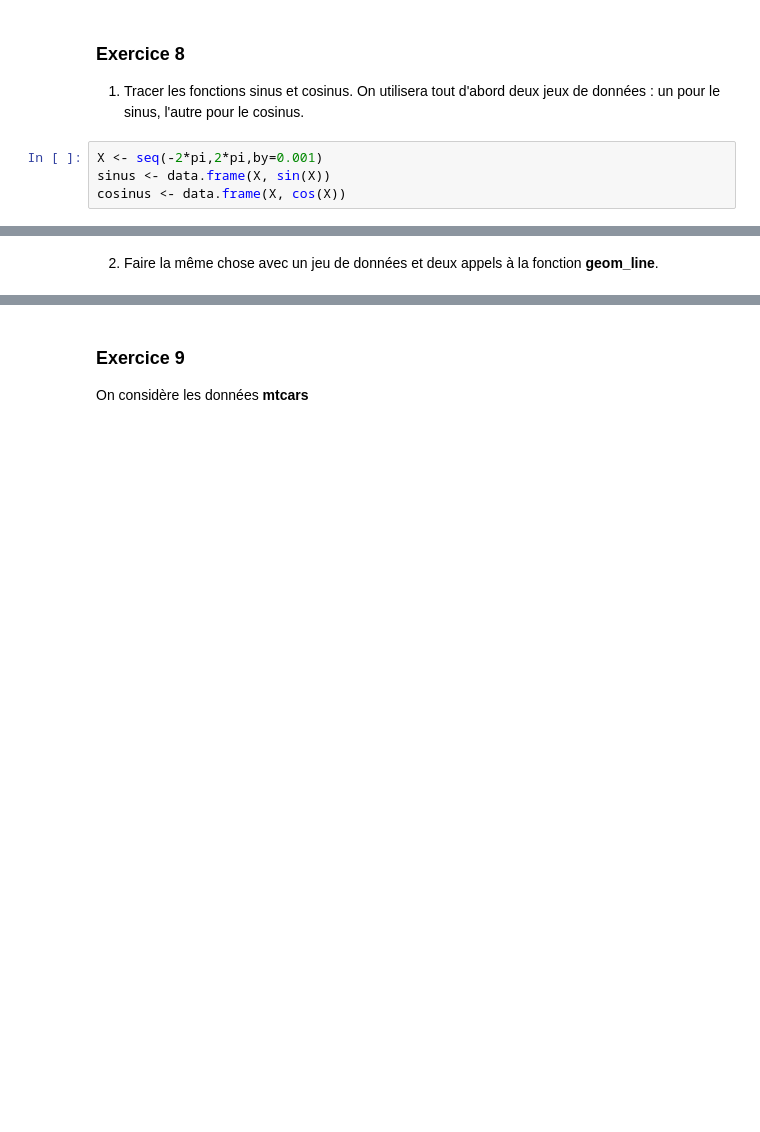
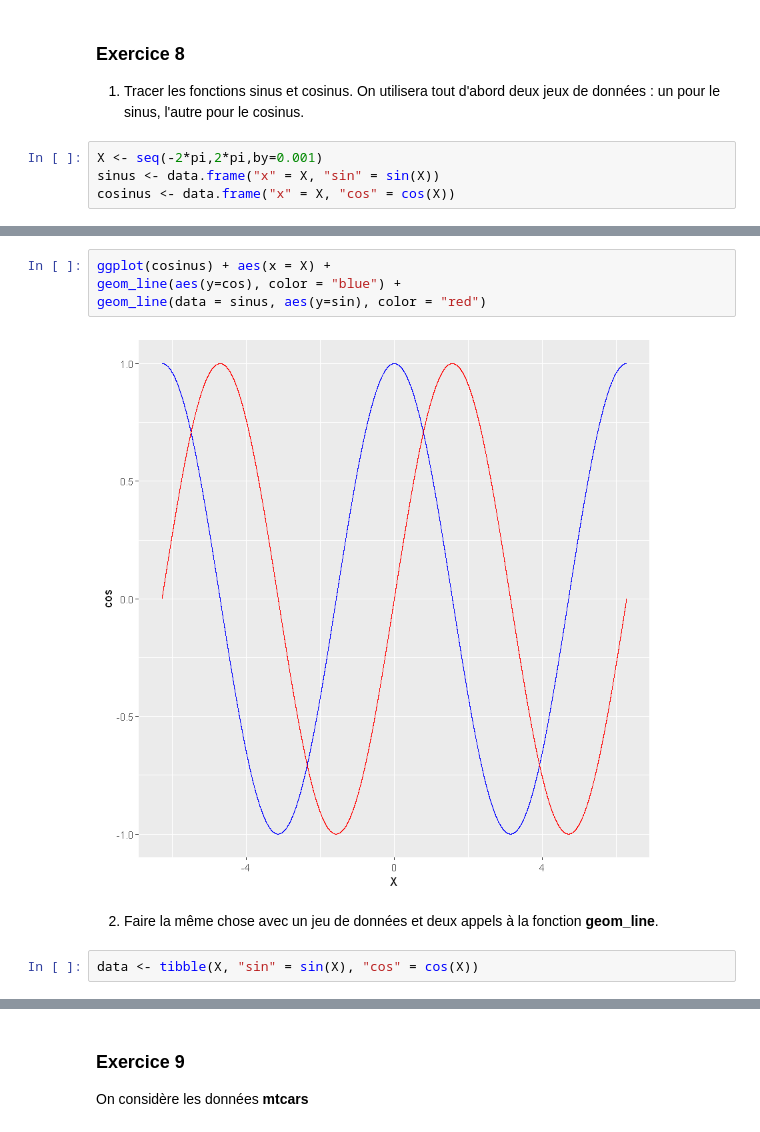
Before and after one commit to Lrakotoson/M_R, a Jupyter notebook: S2/Data Visualization/ggplot/std_tuto_ggplot2.ipynb, the cells around one changed output, grey strips where cells are left out. Saved outputs shown, nothing was run; the diff lists cells and outputs as text; blank space fills up the shorter version.

Commit message:
fin TD ggplot

```diff
--- a/S2/Data Visualization/ggplot/std_tuto_ggplot2.ipynb
+++ b/S2/Data Visualization/ggplot/std_tuto_ggplot2.ipynb
@@ -565,5 +572,5 @@ p+theme_bw()
 1. Tracer les fonctions sinus et cosinus. On utilisera tout d'abord deux jeux de données : un pour le sinus, l'autre pour le cosinus.
 # %%
 X <- seq(-2*pi,2*pi,by=0.001)
-sinus <- data.frame(X, sin(X))
-cosinus <- data.frame(X, cos(X))
+sinus <- data.frame("x" = X, "sin" = sin(X))
+cosinus <- data.frame("x" = X, "cos" = cos(X))
@@ -589,2 +577,10 @@ cosinus <- data.frame(X, cos(X))
+# %%
+ggplot(cosinus) + aes(x = X) +
+geom_line(aes(y=cos), color = "blue") +
+geom_line(data = sinus, aes(y=sin), color = "red")
+# %% [output]
+[figure, added]
 # %% [markdown]
 2. Faire la même chose avec un jeu de données et deux appels à la fonction **geom_line**.
+# %%
+data <- tibble(X, "sin" = sin(X), "cos" = cos(X))
```
Also changed, not shown: parts of 14 cells of this notebook, 1 other file.
